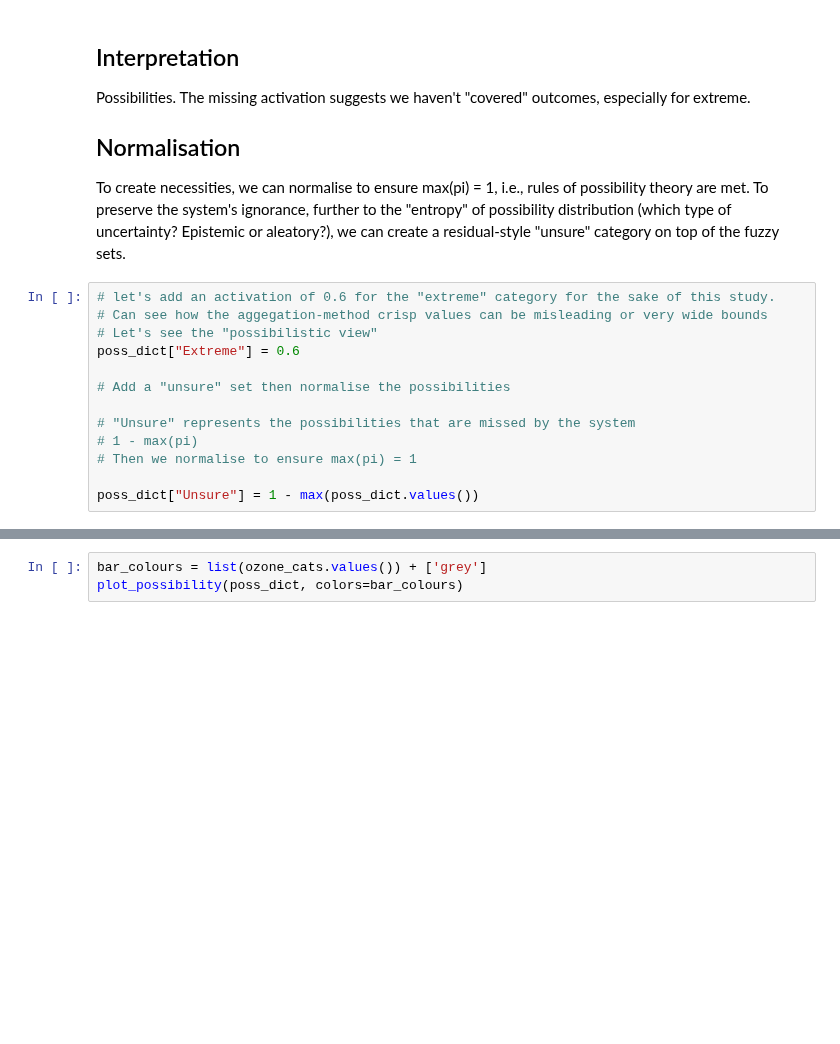
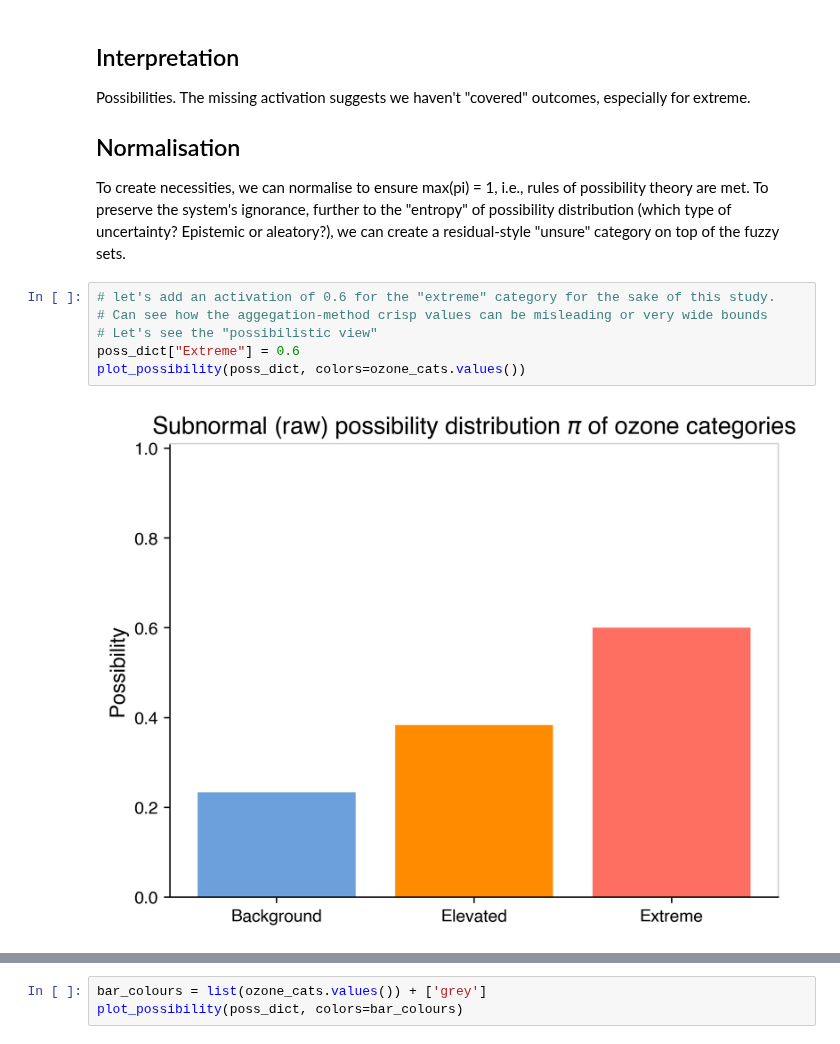
Before and after one commit to Bingham-Research-Center/clyfar, a Jupyter notebook: notebooks/guide_to_fuzzy_inference.ipynb, the cells around one changed output, grey strips where cells are left out. Drawn from its saved outputs; the diff is of its cells as text; blank space fills up the shorter version.

```diff
--- a/notebooks/guide_to_fuzzy_inference.ipynb
+++ b/notebooks/guide_to_fuzzy_inference.ipynb
@@ -792,13 +792,8 @@ To create necessities, we can normalise to ensure max(pi) = 1, i.e., rules of po
 # %%
 # let's add an activation of 0.6 for the "extreme" category for the sake of this study.
 # Can see how the aggegation-method crisp values can be misleading or very wide bounds
 # Let's see the "possibilistic view"
 poss_dict["Extreme"] = 0.6
-
-# Add a "unsure" set then normalise the possibilities
-
-# "Unsure" represents the possibilities that are missed by the system
-# 1 - max(pi)
-# Then we normalise to ensure max(pi) = 1
-
-poss_dict["Unsure"] = 1 - max(poss_dict.values())
+plot_possibility(poss_dict, colors=ozone_cats.values())
+# %% [output]
+[figure, added]
```
Also changed, not shown: parts of 3 cells of this notebook, 3 other files.
